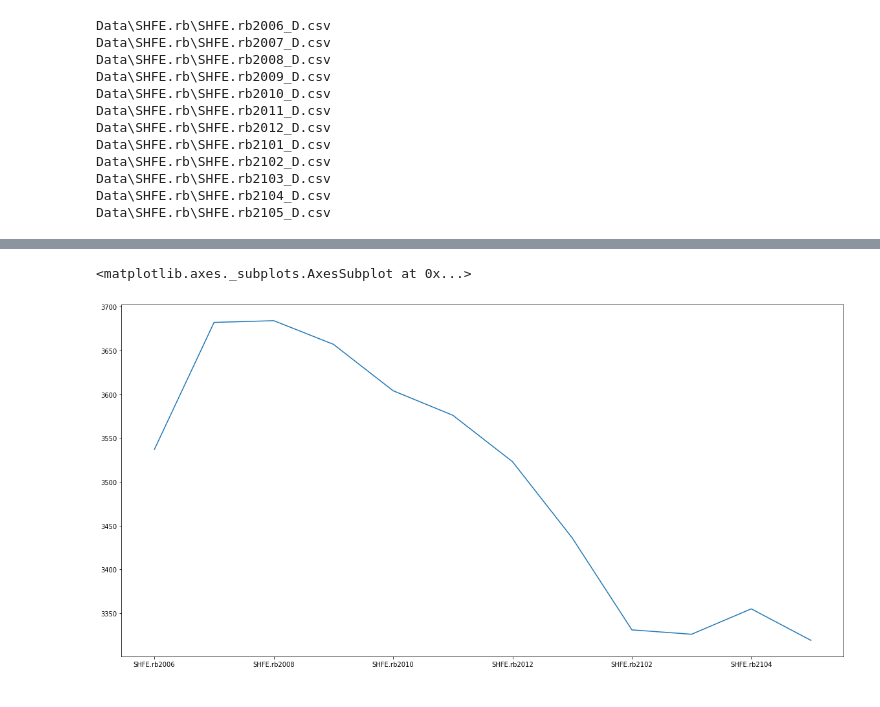
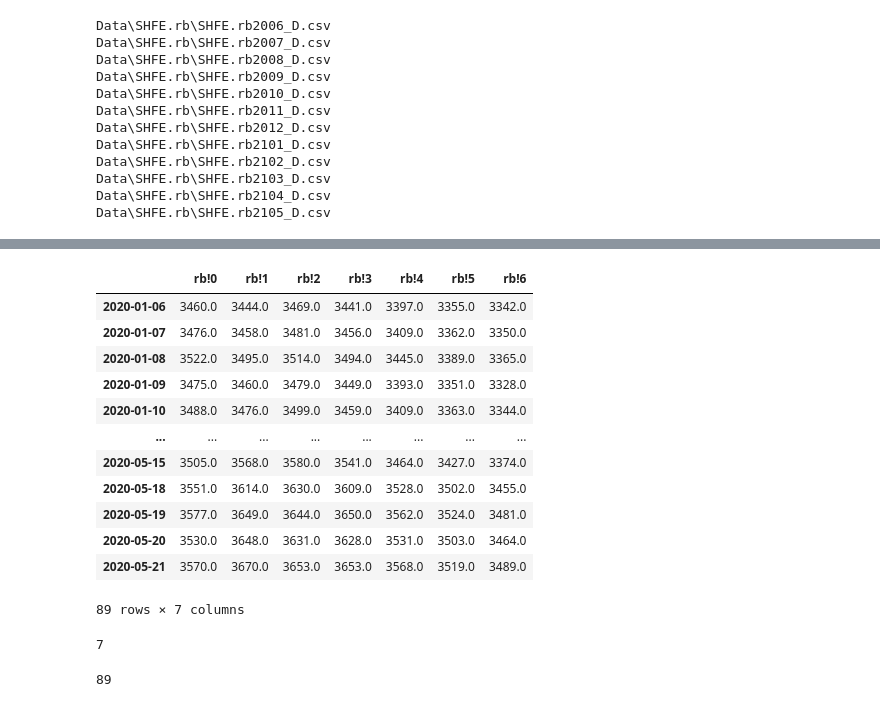
Before and after one commit to knightzone111/TQDataLoader, a Jupyter notebook: Playground.ipynb, the cells around one changed output, grey strips where cells are left out. Saved outputs shown, nothing was run; the diff lists cells and outputs as text; code cells hidden in the pictures.

```diff
--- a/Playground.ipynb
+++ b/Playground.ipynb
@@ -30,15 +30,16 @@ Data\SHFE.rb\SHFE.rb2103_D.csv
 Data\SHFE.rb\SHFE.rb2104_D.csv
 Data\SHFE.rb\SHFE.rb2105_D.csv
 # %%
-tds = pd.date_range("2020-01-05", "2020-06-21")
+tds = pd.date_range("2020-01-05", "2020-05-21")
 # %%
 prices = {}
 for td in tds:
     td = str(td.date())
     price_day = {}
     for sym in syms:
+        relative_sym = sym.split('.')[1][:-4]+'!'+ str(relative_map[sym])
         try:
-            price_day[sym] = (data[sym].loc[td][sym+'.close'])
+            price_day[relative_sym] = (data[sym].loc[td][sym+'.close'])
         except Exception as inst:
             print(inst)
     if price_day:
@@ -88,5 +87,28 @@ ds = df['2020-06-05']
-# %%
-ds.plot(figsize = (20,10))
-# %% [output]
-<matplotlib.axes._subplots.AxesSubplot at 0x...>
-[figure, removed]
+# %%
+df = df.transpose()
+# %%
+df = df.dropna(axis = 0)
+# %%
+df
+# %% [output]
+|  | rb!0 | rb!1 | rb!2 | rb!3 | rb!4 | rb!5 | rb!6 |
+| 2020-01-06 | 3460.0 | 3444.0 | 3469.0 | 3441.0 | 3397.0 | 3355.0 | 3342.0 |
+| 2020-01-07 | 3476.0 | 3458.0 | 3481.0 | 3456.0 | 3409.0 | 3362.0 | 3350.0 |
+| 2020-01-08 | 3522.0 | 3495.0 | 3514.0 | 3494.0 | 3445.0 | 3389.0 | 3365.0 |
+| 2020-01-09 | 3475.0 | 3460.0 | 3479.0 | 3449.0 | 3393.0 | 3351.0 | 3328.0 |
+| 2020-01-10 | 3488.0 | 3476.0 | 3499.0 | 3459.0 | 3409.0 | 3363.0 | 3344.0 |
+| ... | ... | ... | ... | ... | ... | ... | ... |
+| 2020-05-15 | 3505.0 | 3568.0 | 3580.0 | 3541.0 | 3464.0 | 3427.0 | 3374.0 |
+| 2020-05-18 | 3551.0 | 3614.0 | 3630.0 | 3609.0 | 3528.0 | 3502.0 | 3455.0 |
+| 2020-05-19 | 3577.0 | 3649.0 | 3644.0 | 3650.0 | 3562.0 | 3524.0 | 3481.0 |
+| 2020-05-20 | 3530.0 | 3648.0 | 3631.0 | 3628.0 | 3531.0 | 3503.0 | 3464.0 |
+| 2020-05-21 | 3570.0 | 3670.0 | 3653.0 | 3653.0 | 3568.0 | 3519.0 | 3489.0 |
+89 rows × 7 columns
+# %%
+len(df.values[0])
+# %% [output]
+7
+# %%
+len(df.index)
+# %% [output]
+89
```
Also changed, not shown: parts of 7 cells of this notebook, 4 other files.
